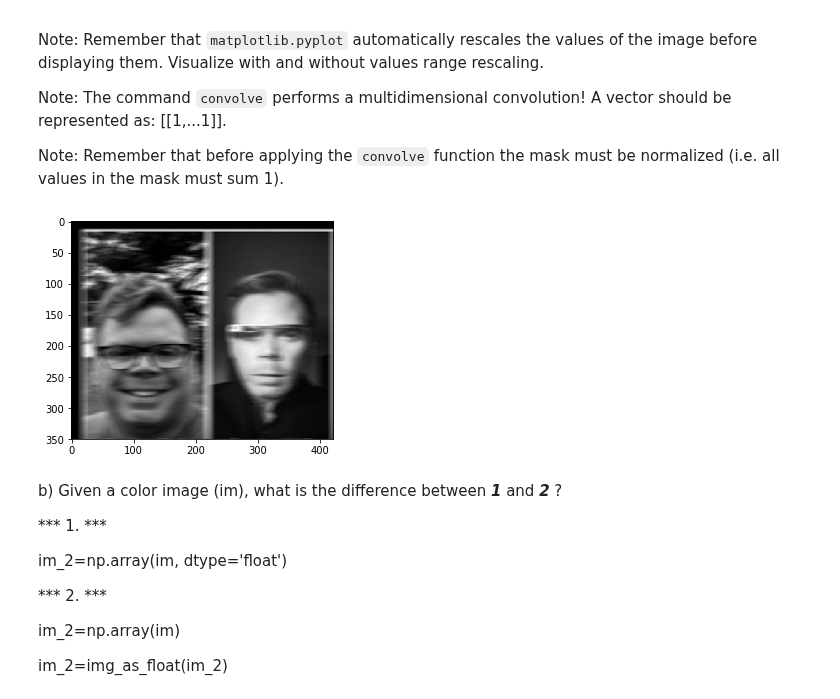
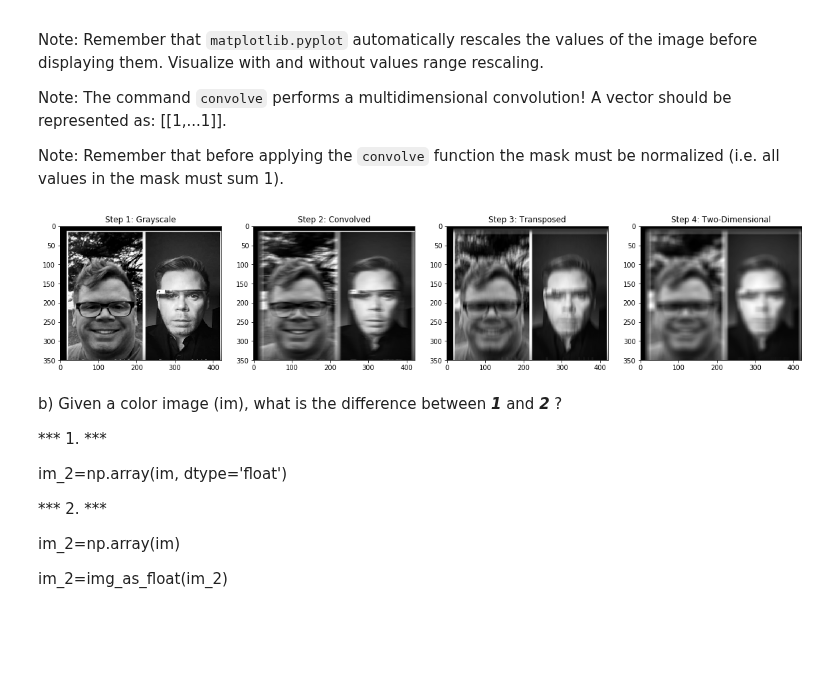
Before and after one commit to eduardgc22/VisioArtificial, a Jupyter notebook: P2_DiazRuizFrancisco_GranersCastelletEduard/P2_DiazRuizFrancisco_GranersCastelletEduard.ipynb, the cells around one changed output. Cells and saved outputs as stored; diff of their text form; code cells hidden in the pictures; blank space fills up the shorter version.

Commit message:
convolved acabado

```diff
--- a/P2_DiazRuizFrancisco_GranersCastelletEduard/P2_DiazRuizFrancisco_GranersCastelletEduard.ipynb
+++ b/P2_DiazRuizFrancisco_GranersCastelletEduard/P2_DiazRuizFrancisco_GranersCastelletEduard.ipynb
@@ -147,29 +147,47 @@ Note: Remember that before applying the `convolve` function the mask must be nor
 # %%
 from scipy import ndimage
 
+#grayscale
+
 gray_face = rgb2gray(face_img) #face turned to grayscale
 
+#convolved
+
 mask_h1d = np.array([[1,1,1,1,1,1,1,1,1,1,1,1,1,1,1]],dtype='float')
+mask_h1d = mask_h1d / np.sum(mask_h1d)
 
 convolved_face = img_as_float(gray_face)
 convolved_face = ndimage.convolve(convolved_face,mask_h1d)
 
+#original transposed
 
+transposed_mask = np.transpose(mask_h1d)
+
+original_convolved = img_as_float(gray_face)
+original_convolved = ndimage.convolve(original_convolved,transposed_mask)
+
+#two-dimesional
+
+mask_2D = np.outer(mask_h1d,mask_h1d)
+mask_2D = mask_2D /np.sum(np.sum(mask_2D))
+
+original_2D = img_as_float(gray_face)
+original_2D = ndimage.convolve(original_2D,mask_2D)
 
 f, faces = plt.subplots(ncols = 4,nrows = 1,figsize=(20,10))
 
-rgb_faces[0].imshow(gray_face, cmap='gray')
-rgb_faces[0].set_title('Step 1: Grayscale')
-rgb_faces[1].imshow(convolved_face, cmap = "gray")
-rgb_faces[1].set_title("Step 2: Convolved")
-rgb_faces[2].imshow(green_channel, cmap = "gray")
-rgb_faces[2].set_title("Step 3: Transposed")
-rgb_faces[3].imshow(blue_channel, cmap = "gray")
-rgb_faces[3].set_title("Step 4: Two-Dimensional")
+faces[0].imshow(gray_face, cmap='gray')
+faces[0].set_title('Step 1: Grayscale')
+faces[1].imshow(convolved_face, cmap = "gray")
+faces[1].set_title("Step 2: Convolved")
+faces[2].imshow(original_convolved, cmap ='gray')
+faces[2].set_title("Step 3: Transposed")
+faces[3].imshow(original_2D, cmap = "gray")
+faces[3].set_title("Step 4: Two-Dimensional")
 
 plt.show()
 # %% [output]
-[figure, old version]
+[figure, new version]
 # %% [markdown]
 b) Given a color image (im), what is the difference between ***1*** and ***2*** ?
 
```
Also changed, not shown: parts of 1 cell of this notebook.
